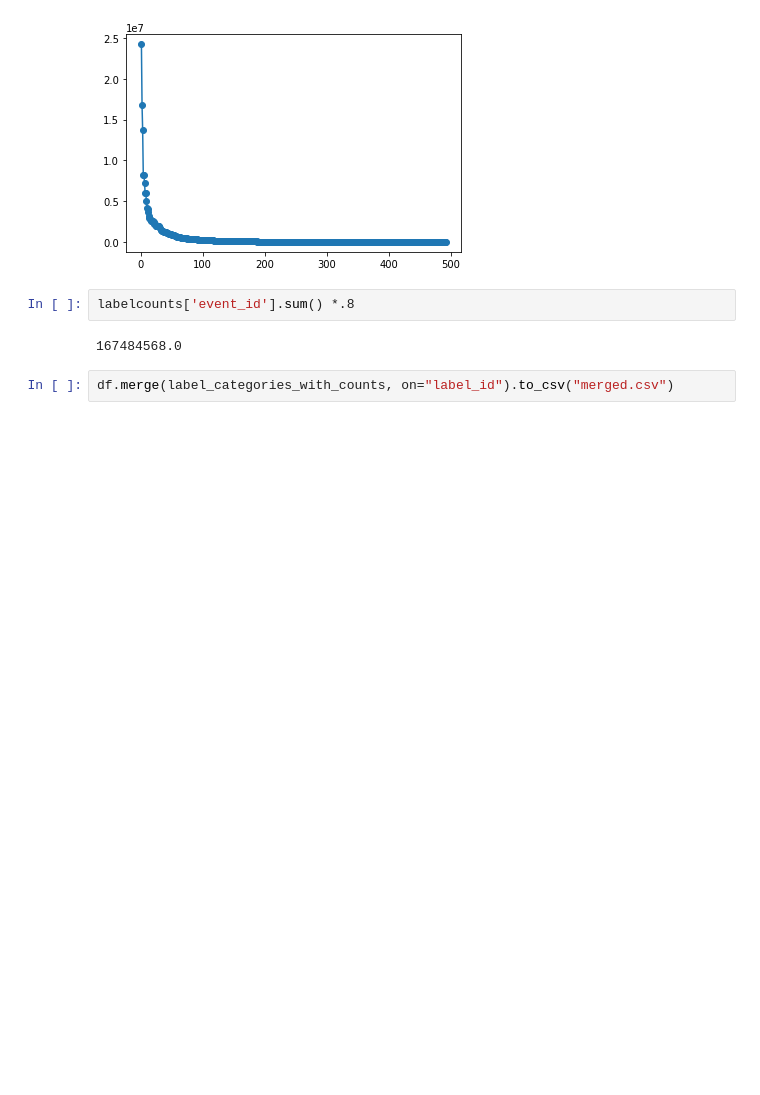
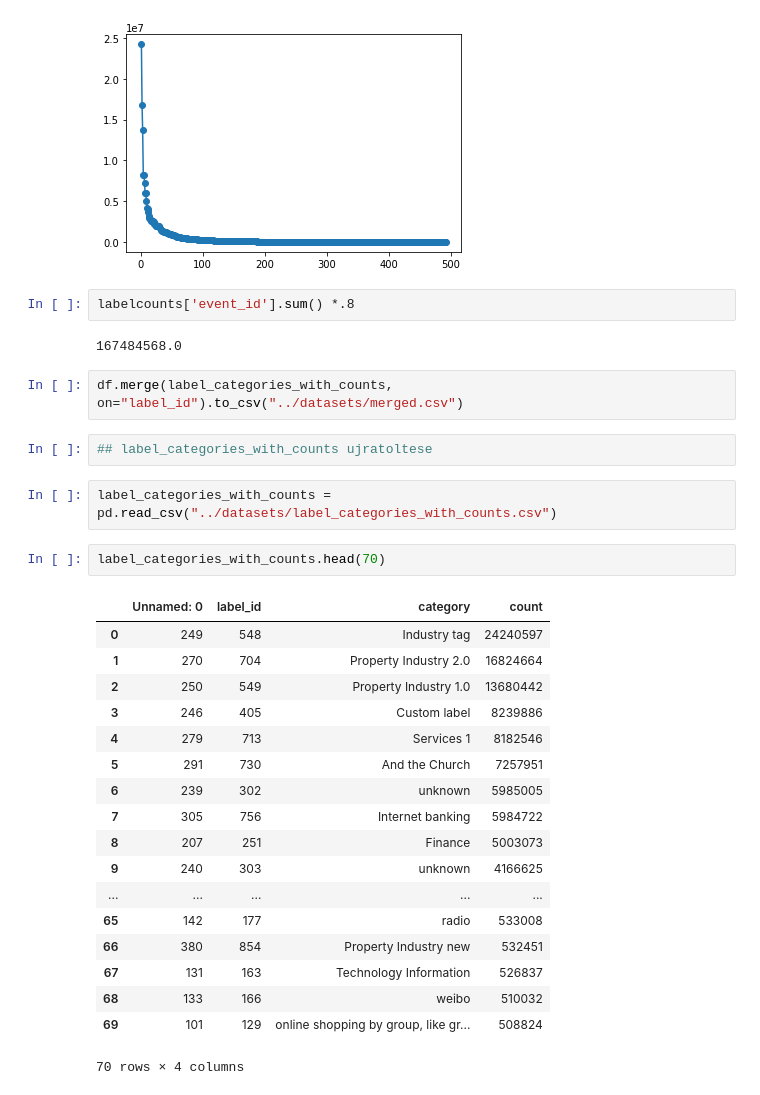
Before and after one commit to aranyhoczki/dskurt_grp1, a Jupyter notebook: talking_data/notebooks/akos.ipynb, the cells around one changed output. Saved outputs shown, nothing was run; the diff lists cells and outputs as text; blank space fills up the shorter version.

```diff
--- a/talking_data/notebooks/akos.ipynb
+++ b/talking_data/notebooks/akos.ipynb
@@ -362,4 +362,29 @@ labelcounts['event_id'].sum() *.8
 # %% [output]
 167484568.0
 # %%
-df.merge(label_categories_with_counts, on="label_id").to_csv("merged.csv")
+df.merge(label_categories_with_counts, on="label_id").to_csv("../datasets/merged.csv")
+# %%
+## label_categories_with_counts ujratoltese
+# %%
+label_categories_with_counts = pd.read_csv("../datasets/label_categories_with_counts.csv")
+# %%
+label_categories_with_counts.head(70)
+# %% [output]
+|  | Unnamed: 0 | label_id | category | count |
+| 0 | 249 | 548 | Industry tag | 24240597 |
+| 1 | 270 | 704 | Property Industry 2.0 | 16824664 |
+| 2 | 250 | 549 | Property Industry 1.0 | 13680442 |
+| 3 | 246 | 405 | Custom label | 8239886 |
+| 4 | 279 | 713 | Services 1 | 8182546 |
+| 5 | 291 | 730 | And the Church | 7257951 |
+| 6 | 239 | 302 | unknown | 5985005 |
+| 7 | 305 | 756 | Internet banking | 5984722 |
+| 8 | 207 | 251 | Finance | 5003073 |
+| 9 | 240 | 303 | unknown | 4166625 |
+| ... | ... | ... | ... | ... |
+| 65 | 142 | 177 | radio | 533008 |
+| 66 | 380 | 854 | Property Industry new | 532451 |
+| 67 | 131 | 163 | Technology Information | 526837 |
+| 68 | 133 | 166 | weibo | 510032 |
+| 69 | 101 | 129 | online shopping by group, like gr... | 508824 |
+70 rows × 4 columns
```
Also changed, not shown: parts of 8 cells of this notebook, 2 other files.
